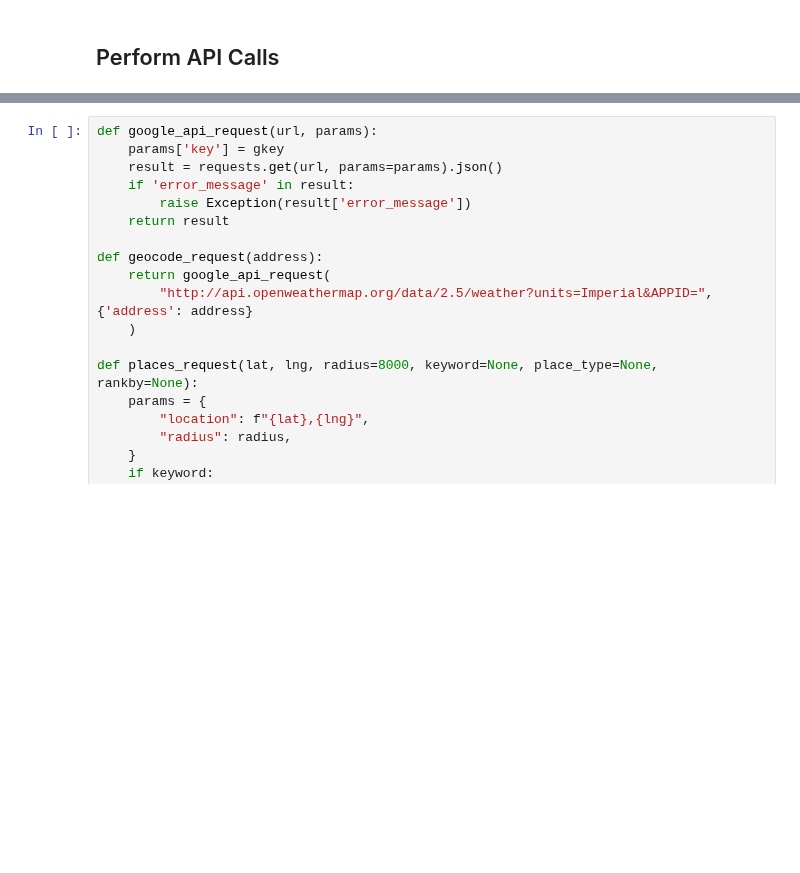
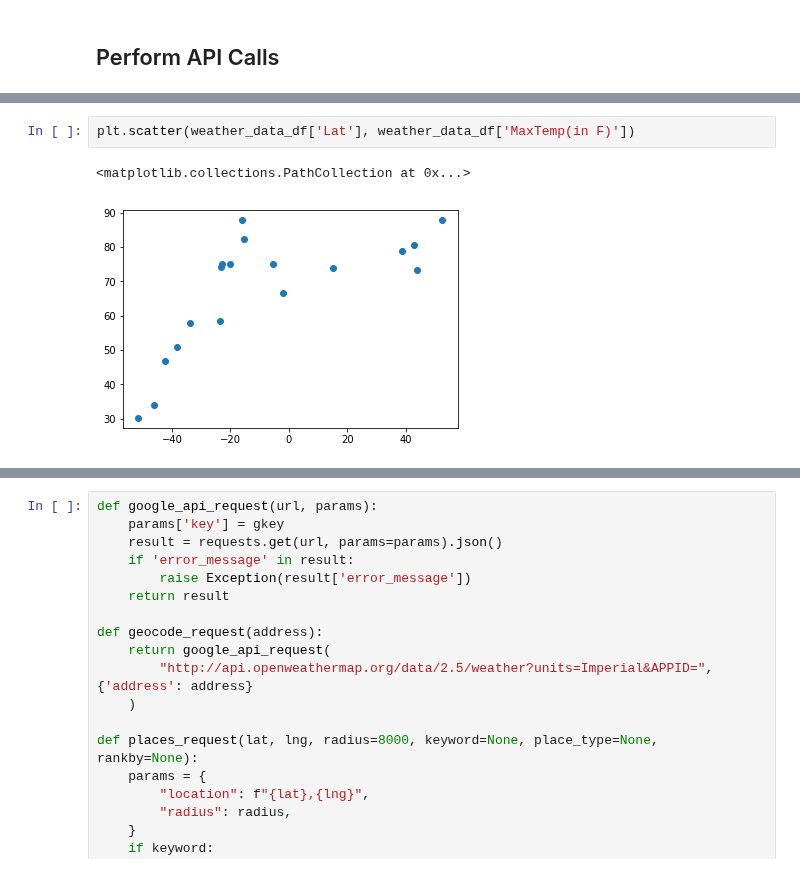
Before and after one commit to MadhukaraBS/BootCamp, a Jupyter notebook: 06-Python-APIs/Instructions/WeatherPy.ipynb, the cells around one changed output, grey strips where cells are left out. Cells and saved outputs as stored; diff of their text form; blank space fills up the shorter version.

Commit message:
Version with first set of plots

```diff
--- a/06-Python-APIs/Instructions/WeatherPy.ipynb
+++ b/06-Python-APIs/Instructions/WeatherPy.ipynb
@@ -125,0 +137,5 @@ Weather found for city 20 husavik
+# %%
+plt.scatter(weather_data_df['Lat'], weather_data_df['MaxTemp(in F)'])
+# %% [output]
+<matplotlib.collections.PathCollection at 0x...>
+[figure, added]
```
Also changed, not shown: parts of 7 cells of this notebook.
